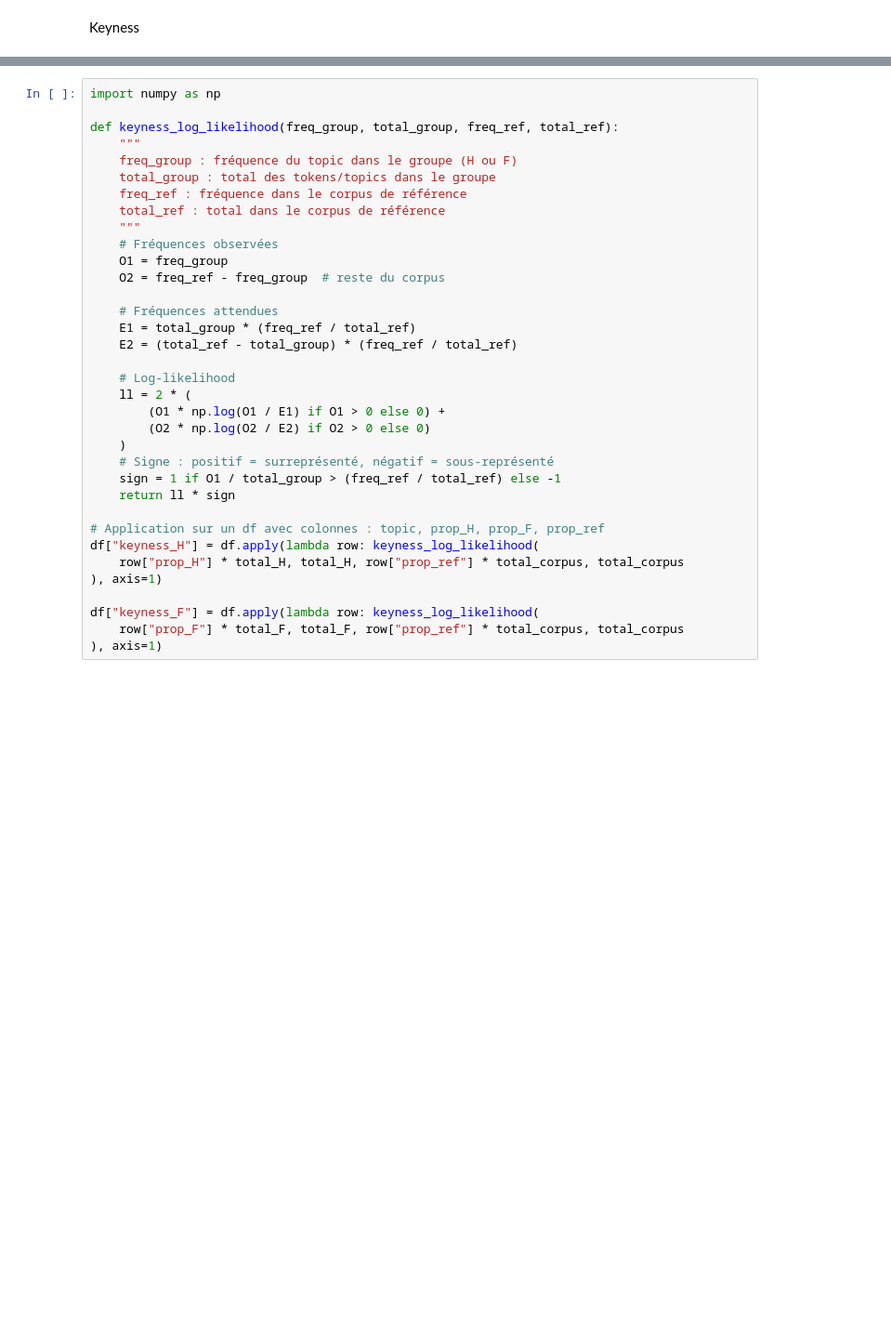
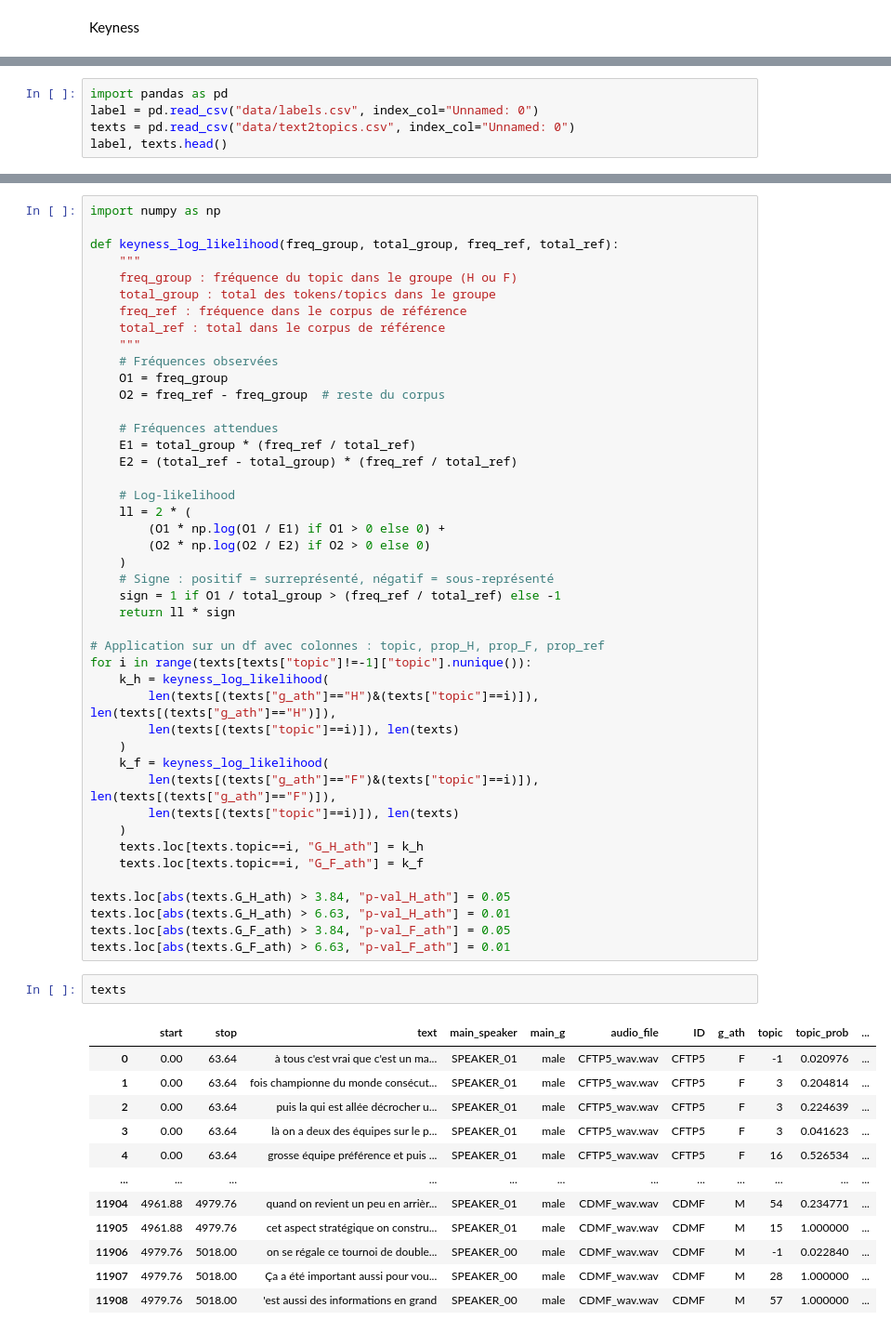
Before and after one commit to lucas-cumunel/PESSD-GBOGC, a Jupyter notebook: descriptive.ipynb, the cells around one changed output, grey strips where cells are left out. Shown at 93% size. Drawn from its saved outputs; the diff is of its cells as text; blank space fills up the shorter version.

Commit message:
keyness

```diff
--- a/descriptive.ipynb
+++ b/descriptive.ipynb
@@ -206,0 +213,5 @@ Keyness
+# %%
+import pandas as pd
+label = pd.read_csv("data/labels.csv", index_col="Unnamed: 0")
+texts = pd.read_csv("data/text2topics.csv", index_col="Unnamed: 0")
+label, texts.head()
@@ -232,10 +289,34 @@ def keyness_log_likelihood(freq_group, total_group, freq_ref, total_ref):
     return ll * sign
 
 # Application sur un df avec colonnes : topic, prop_H, prop_F, prop_ref
-df["keyness_H"] = df.apply(lambda row: keyness_log_likelihood(
-    row["prop_H"] * total_H, total_H, row["prop_ref"] * total_corpus, total_corpus
-), axis=1)
+for i in range(texts[texts["topic"]!=-1]["topic"].nunique()):
+    k_h = keyness_log_likelihood(
+        len(texts[(texts["g_ath"]=="H")&(texts["topic"]==i)]), len(texts[(texts["g_ath"]=="H")]),
+        len(texts[(texts["topic"]==i)]), len(texts)
+    )
+    k_f = keyness_log_likelihood(
+        len(texts[(texts["g_ath"]=="F")&(texts["topic"]==i)]), len(texts[(texts["g_ath"]=="F")]),
+        len(texts[(texts["topic"]==i)]), len(texts)
+    )
+    texts.loc[texts.topic==i, "G_H_ath"] = k_h
+    texts.loc[texts.topic==i, "G_F_ath"] = k_f
 
-df["keyness_F"] = df.apply(lambda row: keyness_log_likelihood(
-    row["prop_F"] * total_F, total_F, row["prop_ref"] * total_corpus, total_corpus
-), axis=1)
+texts.loc[abs(texts.G_H_ath) > 3.84, "p-val_H_ath"] = 0.05
+texts.loc[abs(texts.G_H_ath) > 6.63, "p-val_H_ath"] = 0.01
+texts.loc[abs(texts.G_F_ath) > 3.84, "p-val_F_ath"] = 0.05
+texts.loc[abs(texts.G_F_ath) > 6.63, "p-val_F_ath"] = 0.01
+# %%
+texts
+# %% [output]
+|  | start | stop | text | main_speaker | main_g | audio_file | ID | g_ath | topic | topic_prob | ... |
+| 0 | 0.00 | 63.64 | à tous c'est vrai que c'est un ma... | SPEAKER_01 | male | CFTP5_wav.wav | CFTP5 | F | -1 | 0.020976 | ... |
+| 1 | 0.00 | 63.64 | fois championne du monde consécut... | SPEAKER_01 | male | CFTP5_wav.wav | CFTP5 | F | 3 | 0.204814 | ... |
+| 2 | 0.00 | 63.64 | puis la qui est allée décrocher u... | SPEAKER_01 | male | CFTP5_wav.wav | CFTP5 | F | 3 | 0.224639 | ... |
+| 3 | 0.00 | 63.64 | là on a deux des équipes sur le p... | SPEAKER_01 | male | CFTP5_wav.wav | CFTP5 | F | 3 | 0.041623 | ... |
+| 4 | 0.00 | 63.64 | grosse équipe préférence et puis ... | SPEAKER_01 | male | CFTP5_wav.wav | CFTP5 | F | 16 | 0.526534 | ... |
+| ... | ... | ... | ... | ... | ... | ... | ... | ... | ... | ... | ... |
+| 11904 | 4961.88 | 4979.76 | quand on revient un peu en arrièr... | SPEAKER_01 | male | CDMF_wav.wav | CDMF | M | 54 | 0.234771 | ... |
+| 11905 | 4961.88 | 4979.76 | cet aspect stratégique on constru... | SPEAKER_01 | male | CDMF_wav.wav | CDMF | M | 15 | 1.000000 | ... |
+| 11906 | 4979.76 | 5018.00 | on se régale ce tournoi de double... | SPEAKER_00 | male | CDMF_wav.wav | CDMF | M | -1 | 0.022840 | ... |
+| 11907 | 4979.76 | 5018.00 | Ça a été important aussi pour vou... | SPEAKER_00 | male | CDMF_wav.wav | CDMF | M | 28 | 1.000000 | ... |
+| 11908 | 4979.76 | 5018.00 | 'est aussi des informations en grand | SPEAKER_00 | male | CDMF_wav.wav | CDMF | M | 57 | 1.000000 | ... |
```
Also changed, not shown: parts of 6 cells of this notebook.
